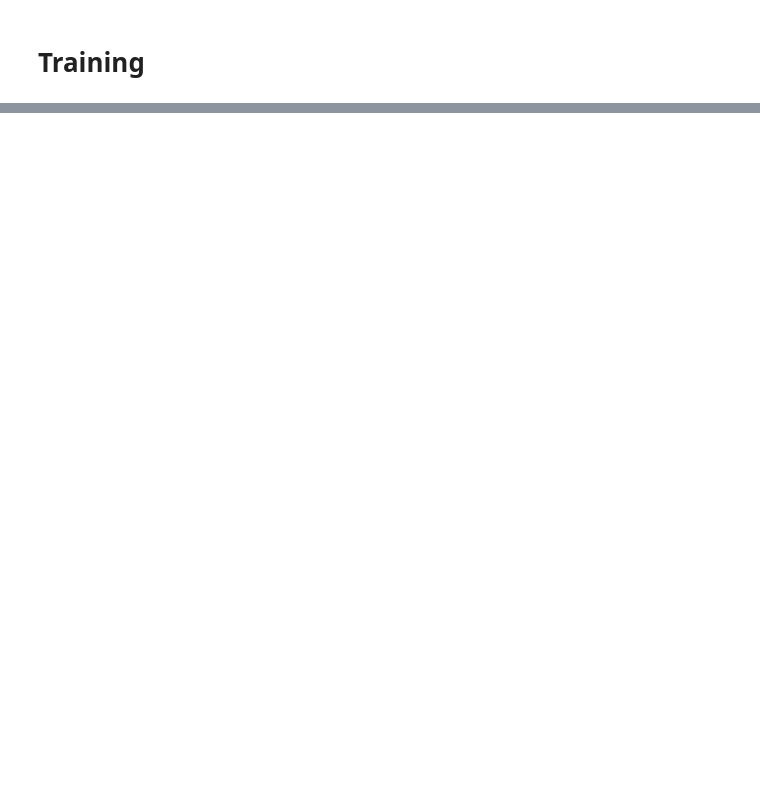
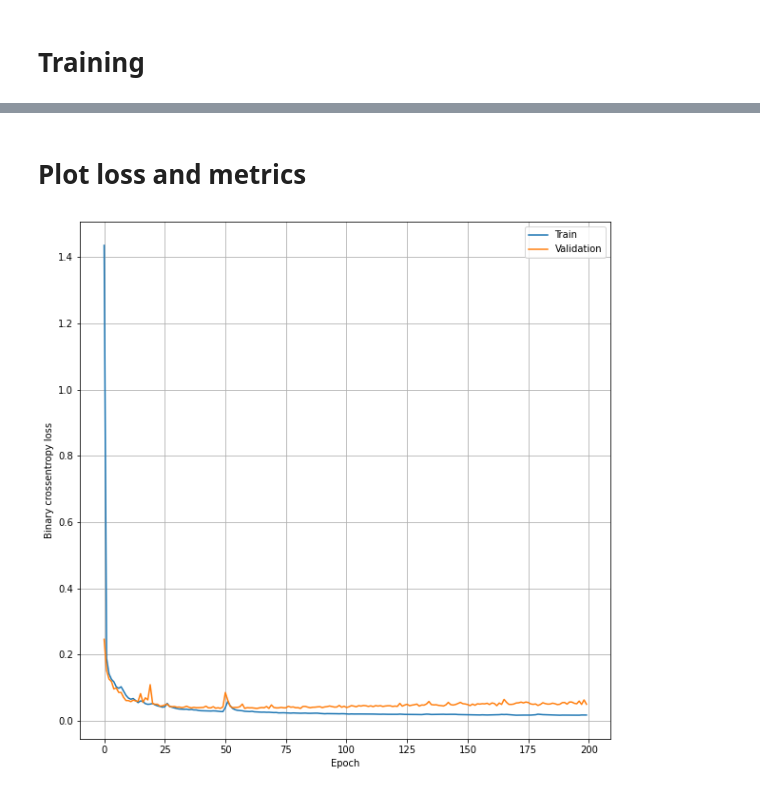
Before and after one commit to dchung117/self-driving-cars-cv, a Jupyter notebook: fcn.ipynb, the cells around one changed output, grey strips where cells are left out. Saved outputs shown, nothing was run; the diff lists cells and outputs as text; code cells hidden in the pictures; blank space fills up the shorter version.

```diff
--- a/fcn.ipynb
+++ b/fcn.ipynb
@@ -464,0 +459,14 @@ VALIDATION RESULTS:
+# %% [markdown]
+# Plot loss and metrics
+# %%
+# BCE loss
+plt.figure(figsize=(10,10))
+plt.plot(train_metrics.epochs, train_metrics.losses)
+plt.plot(val_metrics.epochs, val_metrics.losses)
+plt.xlabel("Epoch")
+plt.ylabel("Binary crossentropy loss")
+plt.legend(["Train", "Validation"])
+plt.grid()
+plt.show()
+# %% [output]
+[figure, added]
```
Also changed, not shown: parts of 9 cells of this notebook.
